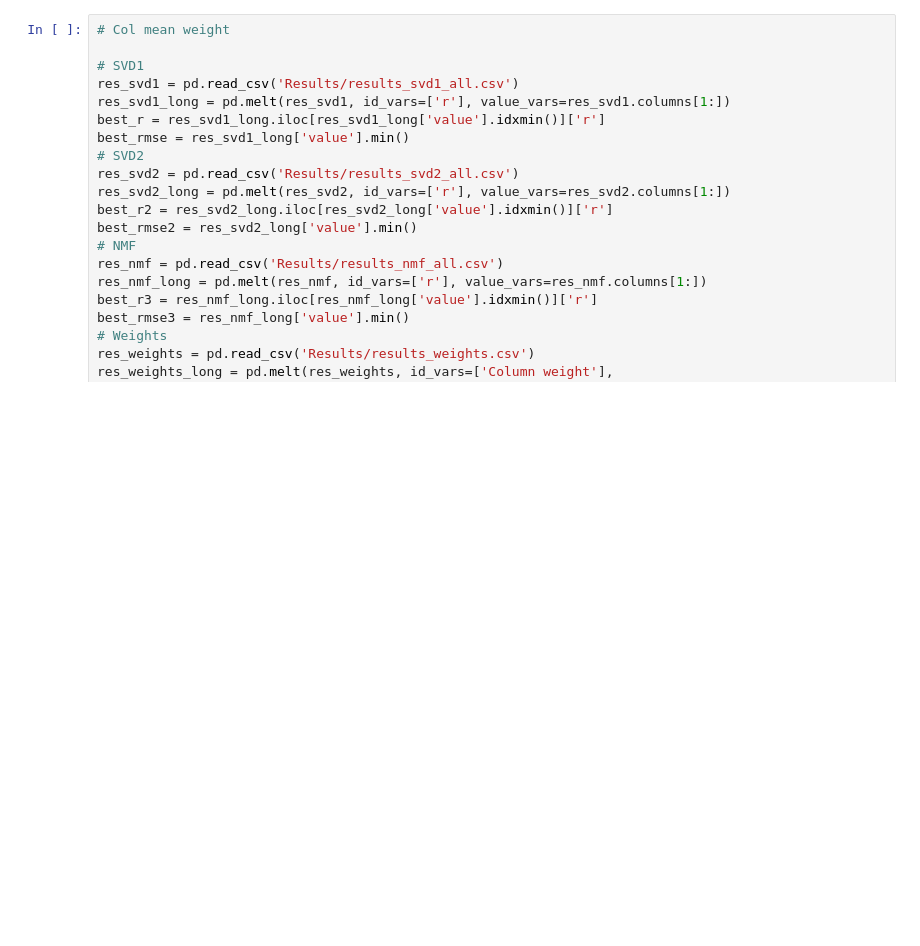
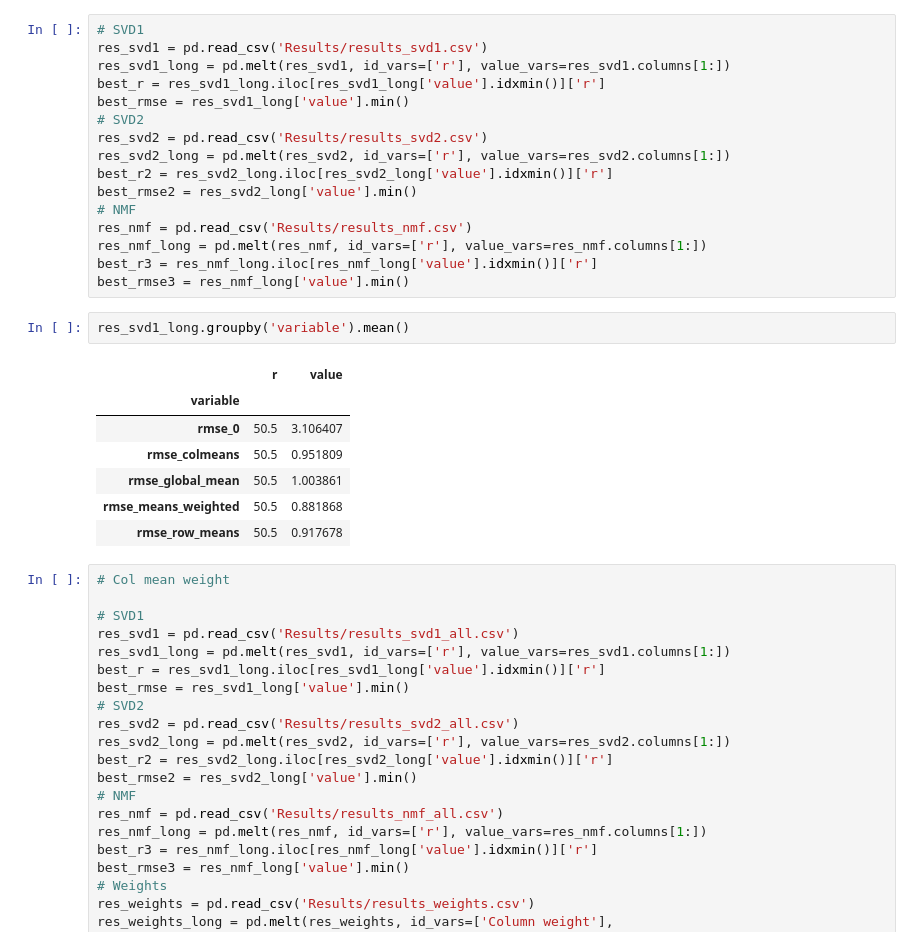
Before and after one commit to dmika1234/MoCaDR_proj1, a Jupyter notebook: src/presenting_results.ipynb, the cells around one changed output. Cells and saved outputs as stored; diff of their text form; blank space fills up the shorter version.

Commit message:
computing results

```diff
--- a/src/presenting_results.ipynb
+++ b/src/presenting_results.ipynb
@@ -8,3 +10,29 @@ os.chdir('D:\Studia\MoCaDR_proj1')
+# %%
+# SVD1
+res_svd1 = pd.read_csv('Results/results_svd1.csv')
+res_svd1_long = pd.melt(res_svd1, id_vars=['r'], value_vars=res_svd1.columns[1:])
+best_r = res_svd1_long.iloc[res_svd1_long['value'].idxmin()]['r']
+best_rmse = res_svd1_long['value'].min()
+# SVD2
+res_svd2 = pd.read_csv('Results/results_svd2.csv')
+res_svd2_long = pd.melt(res_svd2, id_vars=['r'], value_vars=res_svd2.columns[1:])
+best_r2 = res_svd2_long.iloc[res_svd2_long['value'].idxmin()]['r']
+best_rmse2 = res_svd2_long['value'].min()
+# NMF
+res_nmf = pd.read_csv('Results/results_nmf.csv')
+res_nmf_long = pd.melt(res_nmf, id_vars=['r'], value_vars=res_nmf.columns[1:])
+best_r3 = res_nmf_long.iloc[res_nmf_long['value'].idxmin()]['r']
+best_rmse3 = res_nmf_long['value'].min()
+# %%
+res_svd1_long.groupby('variable').mean()
+# %% [output]
+|  | r | value |
+| variable |  |  |
+| rmse_0 | 50.5 | 3.106407 |
+| rmse_colmeans | 50.5 | 0.951809 |
+| rmse_global_mean | 50.5 | 1.003861 |
+| rmse_means_weighted | 50.5 | 0.881868 |
+| rmse_row_means | 50.5 | 0.917678 |
 # %%
 # Col mean weight
 
```
Also changed, not shown: parts of 4 cells of this notebook, 8 other files.
